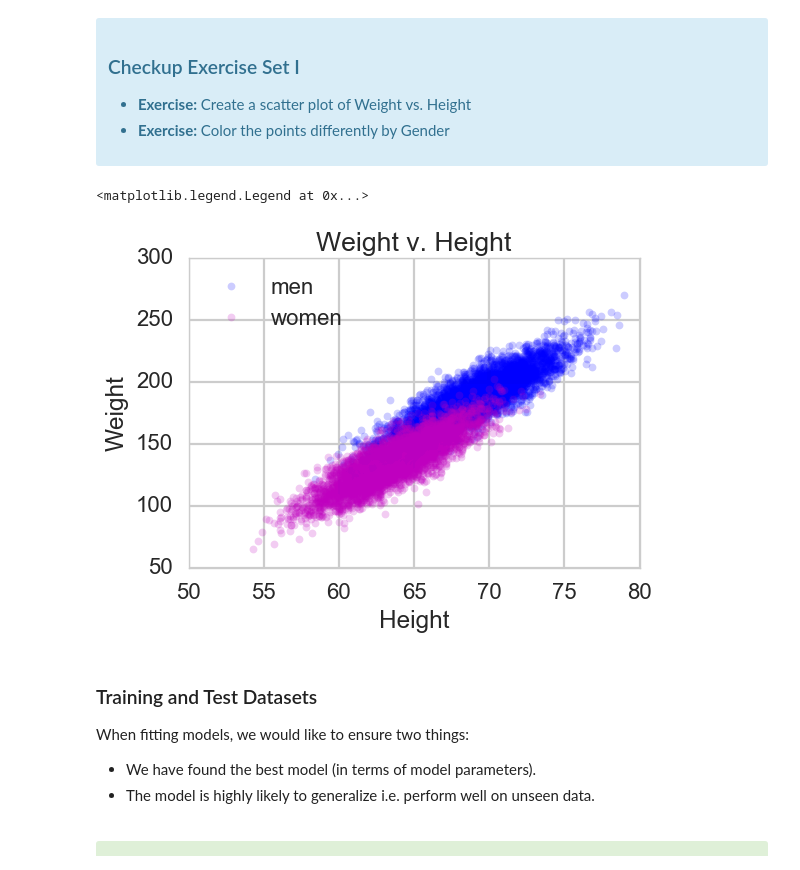
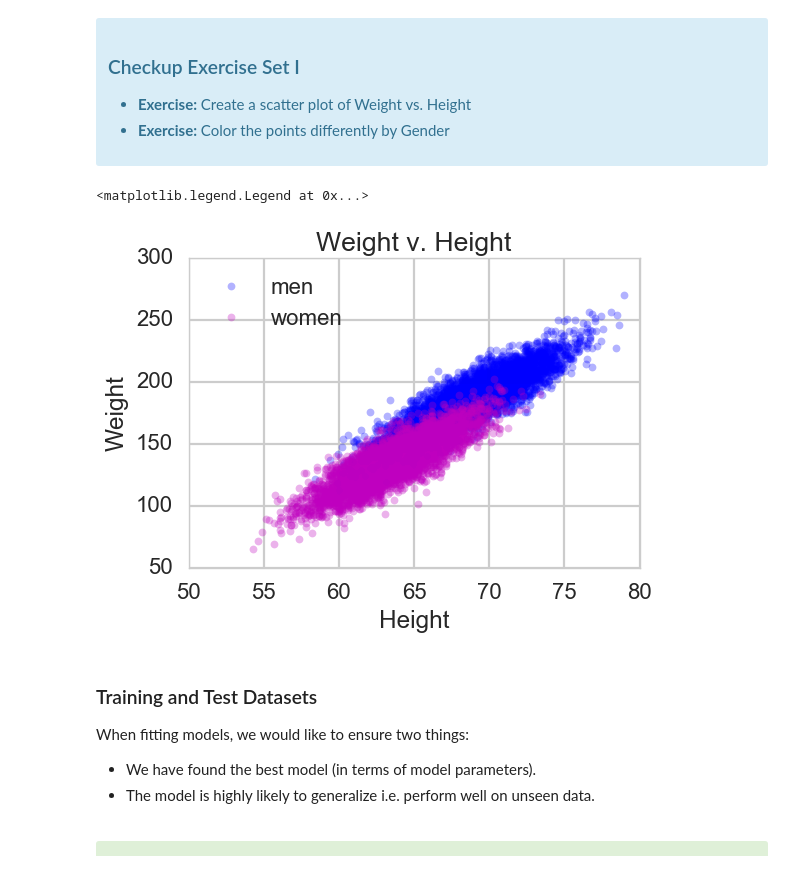
Before and after one commit to saminfeld/Springboard, a Jupyter notebook: Exercises/Machine Learning/Heights and Weights (logistic regression)/Heights and Weights.ipynb, the cells around one changed output. Saved outputs shown, nothing was run; the diff lists cells and outputs as text; code cells hidden in the pictures.

```diff
--- a/Exercises/Machine Learning/Heights and Weights (logistic regression)/Heights and Weights.ipynb
+++ b/Exercises/Machine Learning/Heights and Weights (logistic regression)/Heights and Weights.ipynb
@@ -123,24 +123,24 @@ with the "response" or "label" $y$ as a plain array of 0s and 1s for binary clas
 # %%
 # your turn
 
 fig= plt.figure()
 ax1= fig.add_subplot(2,2,1)
 
 menx= dflog['Height'][(dflog['Gender'] == 'Male')]
 meny= dflog['Weight'][(dflog['Gender'] == 'Male')]
 womenx= dflog['Height'][(dflog['Gender'] == 'Female')]
 womeny= dflog['Weight'][(dflog['Gender'] == 'Female')]
-ax1.plot(menx,meny,'b.', alpha=.2, label='men')
-ax1.plot(womenx, womeny, 'm.', alpha=.2, label='women')
+ax1.plot(menx,meny,'b.', alpha=.3, label='men')
+ax1.plot(womenx, womeny, 'm.', alpha=.3, label='women')
 
 plt.xlabel('Height')
 plt.ylabel('Weight')
 plt.title('Weight v. Height')
 handles, labels = ax1.get_legend_handles_labels()
 plt.legend(handles=handles, loc=2)
 # %% [output]
 <matplotlib.legend.Legend at 0x...>
-[figure, old version]
+[figure, new version]
 # %% [markdown]
 ### Training and Test Datasets
 
```
Also changed, not shown: parts of 2 cells of this notebook, 18 other files.
